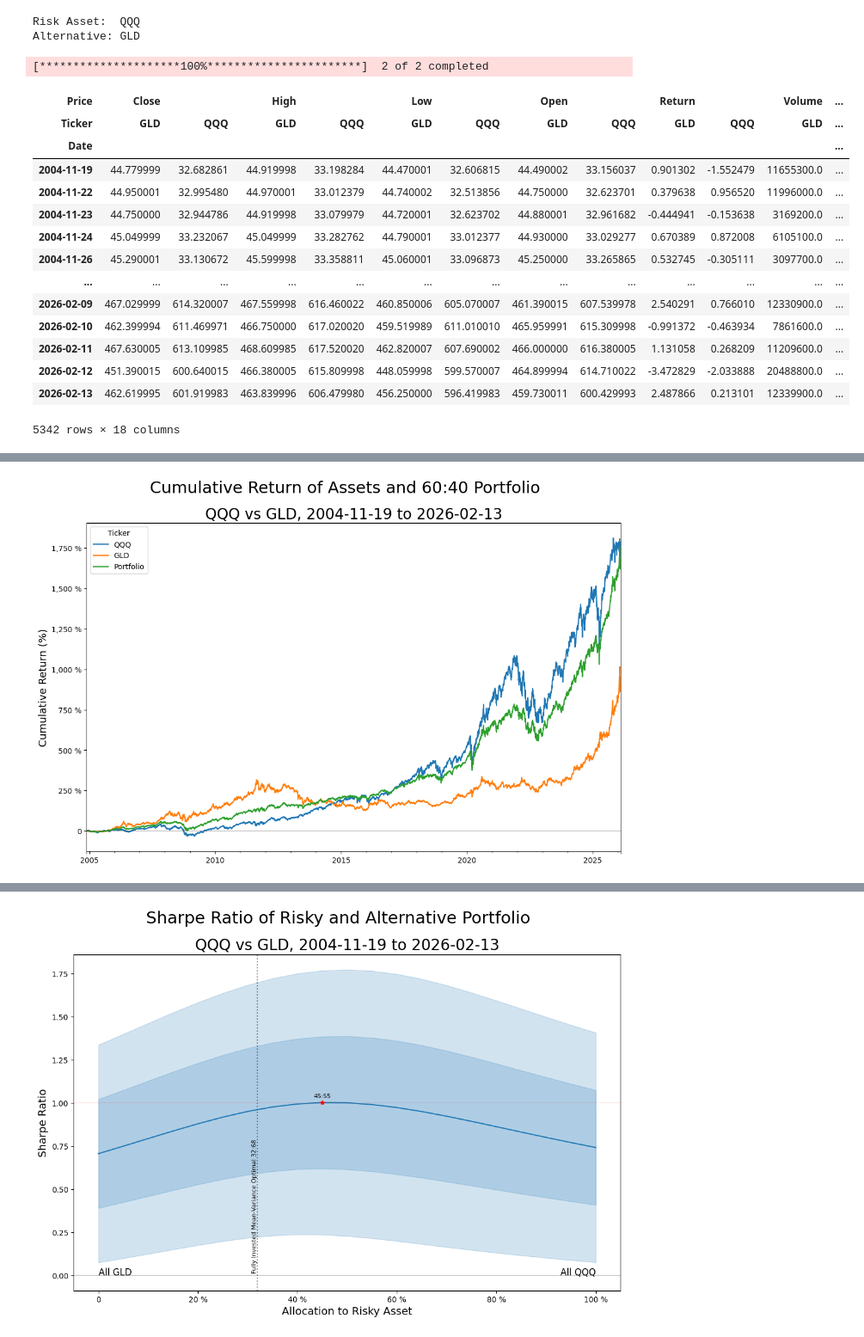
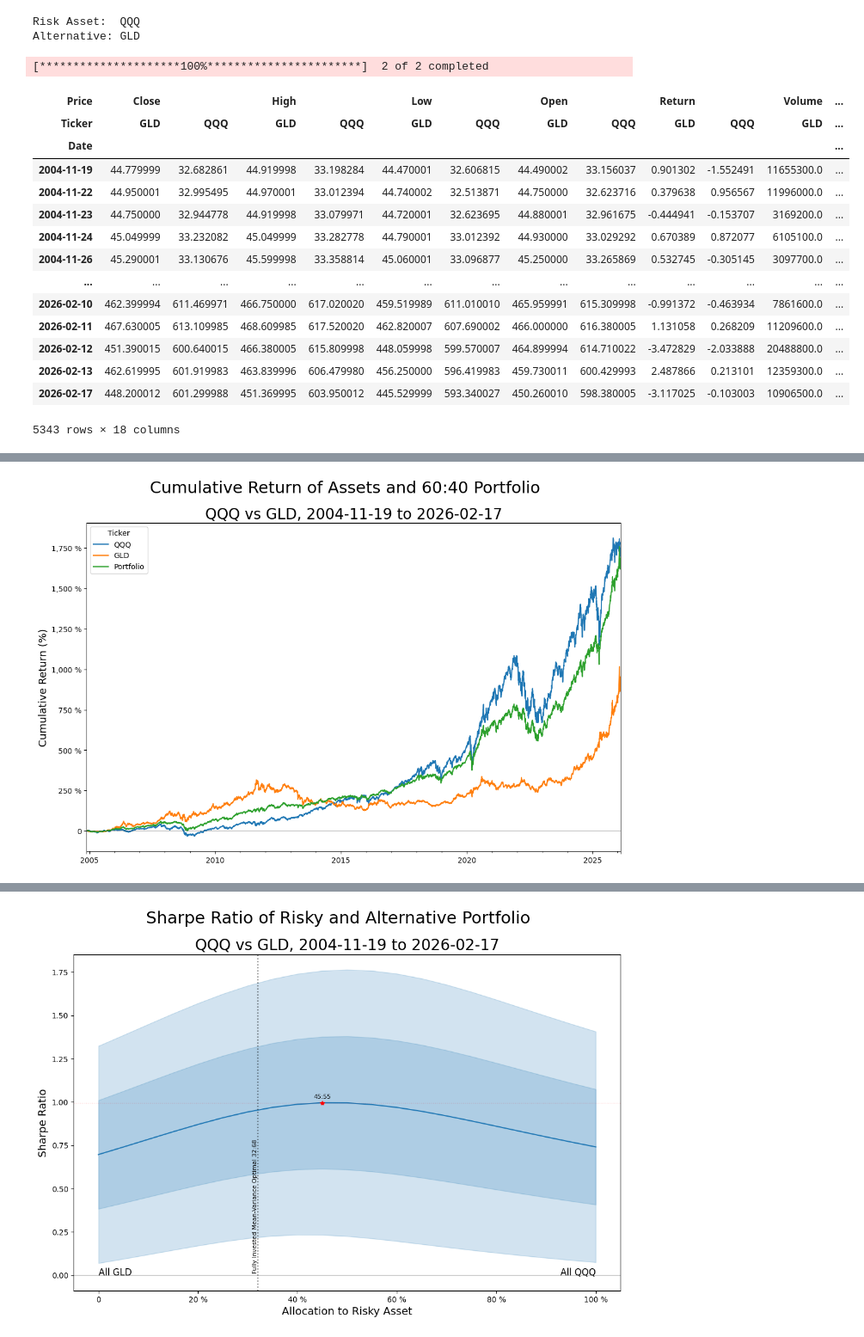
Before and after one commit to Farmhouse121/Financial-Data-Science-in-Python, a Jupyter notebook: 60_40_Equities_and_Gold.ipynb, the cells around one changed output, grey strips where cells are left out. Shown at 86% size. Drawn from its saved outputs; the diff is of its cells as text; code cells hidden in the pictures.

```diff
--- a/60_40_Equities_and_Gold.ipynb
+++ b/60_40_Equities_and_Gold.ipynb
@@ -5,7 +5,10 @@ from my_library import *
 # %%
 data=download(tickers:=[(market:=input("Risk Asset:  ")),(alternative:=input("Alternative: "))],"1990-01-01",today("%Y-%m-%d"),auto_adjust=True)
 data.index=pd.DatetimeIndex(data.index).to_period('B')
-#data=data.resample('M').last()
+
+if False and ((resample:=input("Resample: "))[0] not in ('','D','B')):
+    data=data.resample(resample).last()
+    nprint("Resampled data to '%s' periodicity." % resample)
 
 for ticker in tickers:
     data[('Return',ticker)]=data[('Close',ticker)].pct_change()*hundred
@@ -14,42 +17,42 @@ for ticker in tickers:
 data.dropna(inplace=True)
 data.sort_index(axis=1,inplace=True)
 data[('Return','Portfolio')]=data.apply(lambda x:np.sum(x[('Weight',)]*x[('Return',)]),axis=1)
 
 for ticker in tickers+['Portfolio']:
     data[('Cumulative',ticker)]=(data[('Return',ticker)]/hundred+one).cumprod()*hundred-hundred
 
 figure,plot=pl.subplots(figsize=(8*GoldenRatio,8))
 data['Cumulative'].plot(ax=plot)
 figure.suptitle(title:='Cumulative Return of Assets and 60:40 Portfolio',fontsize=22)
 plot.set_title(subtitle:="%s, %s to %s" % (" vs ".join(tickers),data.index[0],data.index[-1]),fontsize=20)
 plot.set_xlabel(None)
 plot.set_ylabel('Cumulative Return (%)',fontsize=14)
 plot.yaxis.set_major_formatter(PercentLabels(0))
 plot.axhline(color='black',alpha=0.2)
 figure.savefig(title+".png",dpi=300,bbox_inches='tight')
 
 display(data)
 
 s1,s12,s12,s2=data['Return'][tickers].cov().to_numpy().reshape(4)
 w1=(s2**2-s12)/(s1**2+s2**2-two*s12)
 w2=one-w1
 nprint("Mean-Variance Optimal Fully Invested Portfolio is %.0f:%0.f." % (w1*hundred,w2*hundred))
 # %% [output]
 Risk Asset:  QQQ
 Alternative: GLD
 [*********************100%***********************]  2 of 2 completed
 | Price | Close |  | High |  | Low |  | Open |  | Return |  | Volume | ... |
 | Ticker | GLD | QQQ | GLD | QQQ | GLD | QQQ | GLD | QQQ | GLD | QQQ | GLD | ... |
 | Date |  |  |  |  |  |  |  |  |  |  |  | ... |
-| 2004-11-19 | 44.779999 | 32.682861 | 44.919998 | 33.198284 | 44.470001 | 32.606815 | 44.490002 | 33.156037 | 0.901302 | -1.552479 | 11655300.0 | ... |
-| 2004-11-22 | 44.950001 | 32.995480 | 44.970001 | 33.012379 | 44.740002 | 32.513856 | 44.750000 | 32.623701 | 0.379638 | 0.956520 | 11996000.0 | ... |
-| 2004-11-23 | 44.750000 | 32.944786 | 44.919998 | 33.079979 | 44.720001 | 32.623702 | 44.880001 | 32.961682 | -0.444941 | -0.153638 | 3169200.0 | ... |
-| 2004-11-24 | 45.049999 | 33.232067 | 45.049999 | 33.282762 | 44.790001 | 33.012377 | 44.930000 | 33.029277 | 0.670389 | 0.872008 | 6105100.0 | ... |
-| 2004-11-26 | 45.290001 | 33.130672 | 45.599998 | 33.358811 | 45.060001 | 33.096873 | 45.250000 | 33.265865 | 0.532745 | -0.305111 | 3097700.0 | ... |
+| 2004-11-19 | 44.779999 | 32.682861 | 44.919998 | 33.198284 | 44.470001 | 32.606815 | 44.490002 | 33.156037 | 0.901302 | -1.552491 | 11655300.0 | ... |
+| 2004-11-22 | 44.950001 | 32.995495 | 44.970001 | 33.012394 | 44.740002 | 32.513871 | 44.750000 | 32.623716 | 0.379638 | 0.956567 | 11996000.0 | ... |
+| 2004-11-23 | 44.750000 | 32.944778 | 44.919998 | 33.079971 | 44.720001 | 32.623695 | 44.880001 | 32.961675 | -0.444941 | -0.153707 | 3169200.0 | ... |
+| 2004-11-24 | 45.049999 | 33.232082 | 45.049999 | 33.282778 | 44.790001 | 33.012392 | 44.930000 | 33.029292 | 0.670389 | 0.872077 | 6105100.0 | ... |
+| 2004-11-26 | 45.290001 | 33.130676 | 45.599998 | 33.358814 | 45.060001 | 33.096877 | 45.250000 | 33.265869 | 0.532745 | -0.305145 | 3097700.0 | ... |
 | ... | ... | ... | ... | ... | ... | ... | ... | ... | ... | ... | ... | ... |
-| 2026-02-09 | 467.029999 | 614.320007 | 467.559998 | 616.460022 | 460.850006 | 605.070007 | 461.390015 | 607.539978 | 2.540291 | 0.766010 | 12330900.0 | ... |
 | 2026-02-10 | 462.399994 | 611.469971 | 466.750000 | 617.020020 | 459.519989 | 611.010010 | 465.959991 | 615.309998 | -0.991372 | -0.463934 | 7861600.0 | ... |
 | 2026-02-11 | 467.630005 | 613.109985 | 468.609985 | 617.520020 | 462.820007 | 607.690002 | 466.000000 | 616.380005 | 1.131058 | 0.268209 | 11209600.0 | ... |
 | 2026-02-12 | 451.390015 | 600.640015 | 466.380005 | 615.809998 | 448.059998 | 599.570007 | 464.899994 | 614.710022 | -3.472829 | -2.033888 | 20488800.0 | ... |
-| 2026-02-13 | 462.619995 | 601.919983 | 463.839996 | 606.479980 | 456.250000 | 596.419983 | 459.730011 | 600.429993 | 2.487866 | 0.213101 | 12339900.0 | ... |
+| 2026-02-13 | 462.619995 | 601.919983 | 463.839996 | 606.479980 | 456.250000 | 596.419983 | 459.730011 | 600.429993 | 2.487866 | 0.213101 | 12359300.0 | ... |
+| 2026-02-17 | 448.200012 | 601.299988 | 451.369995 | 603.950012 | 445.529999 | 593.340027 | 450.260010 | 598.380005 | -3.117025 | -0.103003 | 10906500.0 | ... |
-5342 rows × 18 columns
+5343 rows × 18 columns
```
Also changed, not shown: parts of 2 cells of this notebook.
